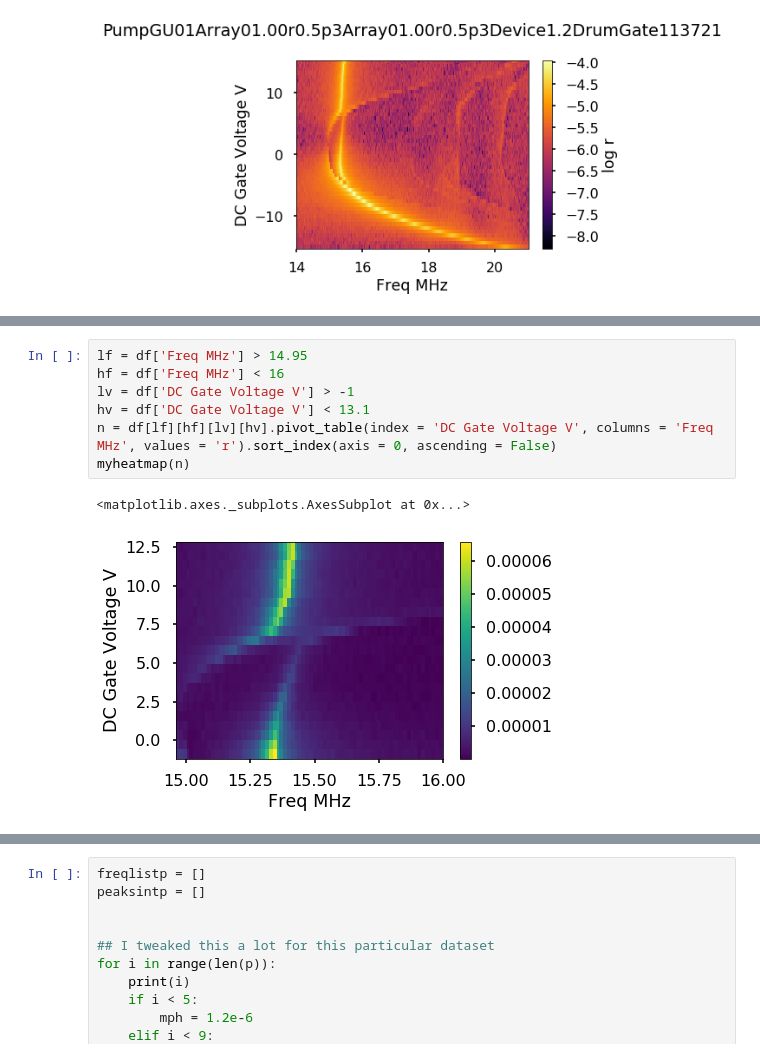
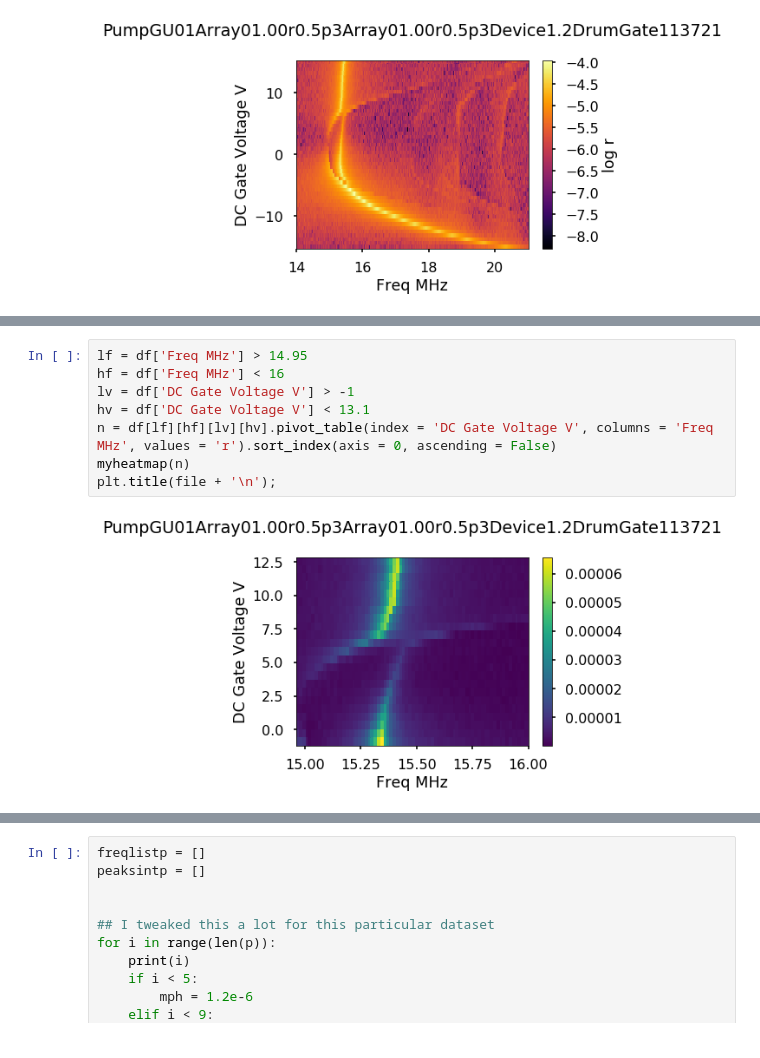
Before and after one commit to horowitz-lab/NetMAP, a Jupyter notebook: Gate Sweep Curves.ipynb, the cells around one changed output, grey strips where cells are left out. Drawn from its saved outputs; the diff is of its cells as text.

```diff
--- a/Gate Sweep Curves.ipynb
+++ b/Gate Sweep Curves.ipynb
@@ -84,11 +84,11 @@ p2.iloc[15].plot()
 # %%
 lf = df['Freq MHz'] > 14.95
 hf = df['Freq MHz'] < 16
 lv = df['DC Gate Voltage V'] > -1
 hv = df['DC Gate Voltage V'] < 13.1
 n = df[lf][hf][lv][hv].pivot_table(index = 'DC Gate Voltage V', columns = 'Freq MHz', values = 'r').sort_index(axis = 0, ascending = False)
 myheatmap(n)
+plt.title(file + '\n');
 # %% [output]
-<matplotlib.axes._subplots.AxesSubplot at 0x...>
-[figure, old version]
+[figure, new version]
 # %%
```
Also changed, not shown: parts of 11 cells of this notebook, 1 other file.
